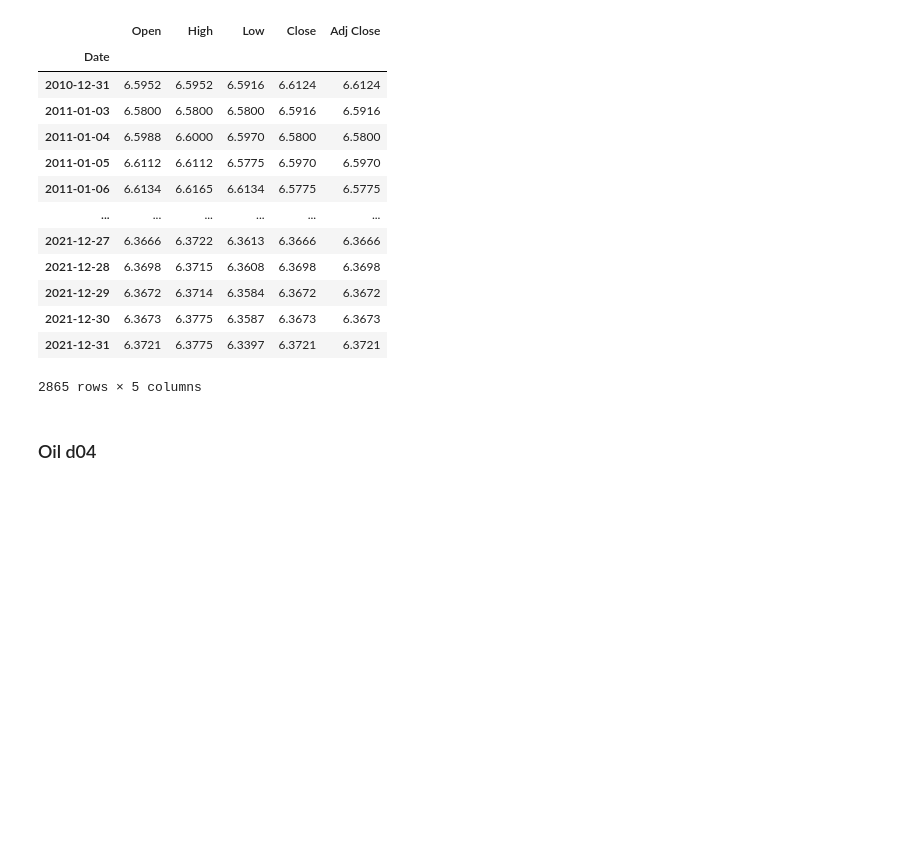
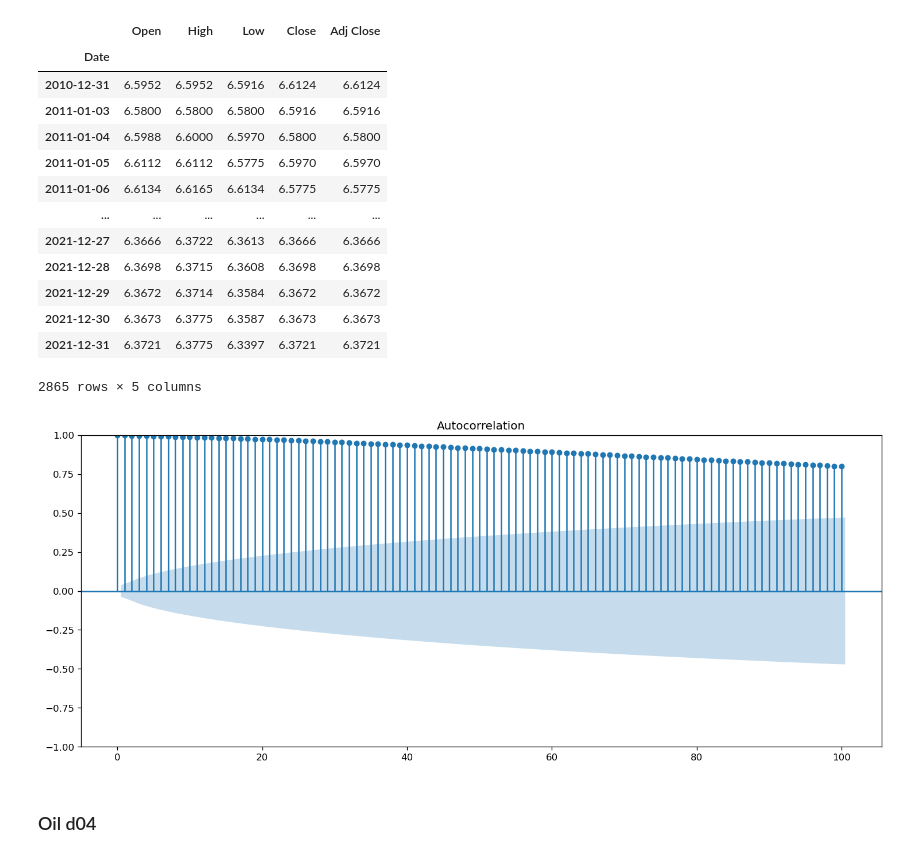
Before and after one commit to ProfiterolePuff/nvita, a Jupyter notebook: experiments/step1_preprocessing.ipynb, the cells around one changed output. Drawn from its saved outputs; the diff is of its cells as text; code cells hidden in the pictures; blank space fills up the shorter version.

```diff
--- a/experiments/step1_preprocessing.ipynb
+++ b/experiments/step1_preprocessing.ipynb
@@ -140,6 +152,10 @@ df3
 | 2021-12-30 | 6.3673 | 6.3775 | 6.3587 | 6.3673 | 6.3673 |
 | 2021-12-31 | 6.3721 | 6.3775 | 6.3397 | 6.3721 | 6.3721 |
 2865 rows × 5 columns
+# %%
+acf_df3 = plot_acf(df3["Close"].values, lags=100)
+# %% [output]
+[figure, added]
 # %% [markdown]
 ### Oil d04
 # %%
```
Also changed, not shown: parts of 5 cells of this notebook, 10 other files.
